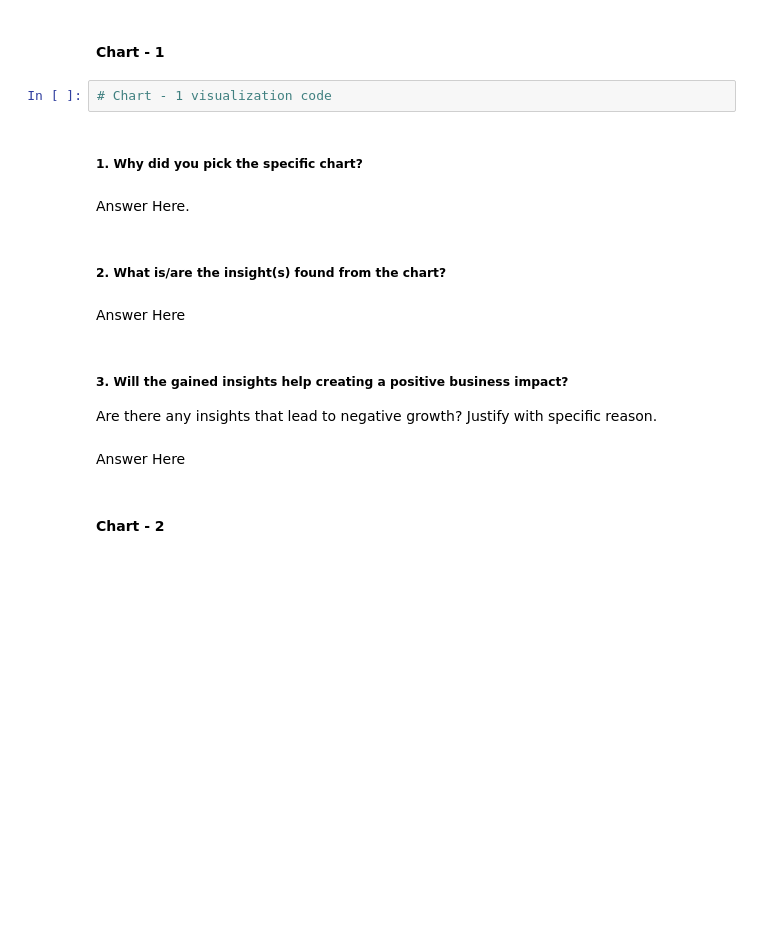
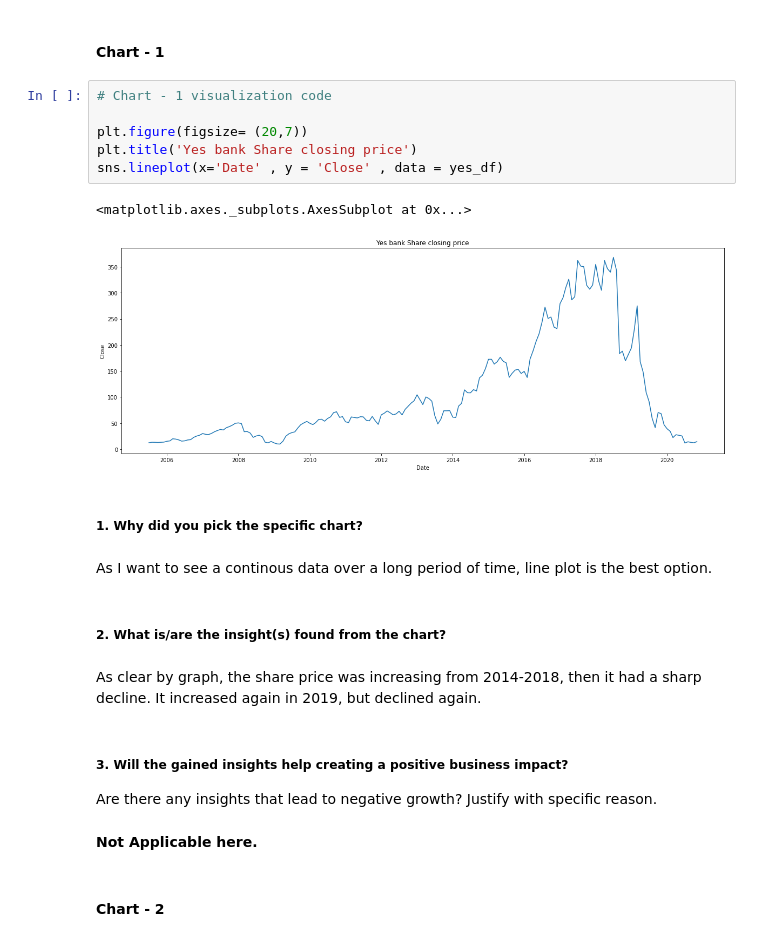
Before and after one commit to akashsinghsharma/almabetter-MLYesBank-RegressionProject, a Jupyter notebook: ML_Regression_Submission.ipynb, the cells around one changed output. Saved outputs shown, nothing was run; the diff lists cells and outputs as text; blank space fills up the shorter version.

```diff
--- a/ML_Regression_Submission.ipynb
+++ b/ML_Regression_Submission.ipynb
@@ -258,21 +258,28 @@ Only manipulation required here was to change column of date into datetime objec
 ## ***4. Data Vizualization, Storytelling & Experimenting with charts : Understand the relationships between variables***
 # %% [markdown]
 #### Chart - 1
-# %%
-# Chart - 1 visualization code
+# %%
+# Chart - 1 visualization code
+
+plt.figure(figsize= (20,7))
+plt.title('Yes bank Share closing price')
+sns.lineplot(x='Date' , y = 'Close' , data = yes_df)
+# %% [output]
+<matplotlib.axes._subplots.AxesSubplot at 0x...>
+[figure, added]
 # %% [markdown]
 ##### 1. Why did you pick the specific chart?
-# %% [markdown]
-Answer Here.
+# %% [markdown]
+As I want to see a continous data over a long period of time, line plot is the best option.
 # %% [markdown]
 ##### 2. What is/are the insight(s) found from the chart?
-# %% [markdown]
-Answer Here
+# %% [markdown]
+As clear by graph, the share price was increasing from 2014-2018, then it had  a sharp decline. It increased again in 2019, but declined again.
 # %% [markdown]
 ##### 3. Will the gained insights help creating a positive business impact?
 Are there any insights that lead to negative growth? Justify with specific reason.
-# %% [markdown]
-Answer Here
+# %% [markdown]
+**Not Applicable here.**
 # %% [markdown]
 #### Chart - 2
 # %%
```
Also changed, not shown: parts of 44 cells of this notebook.
